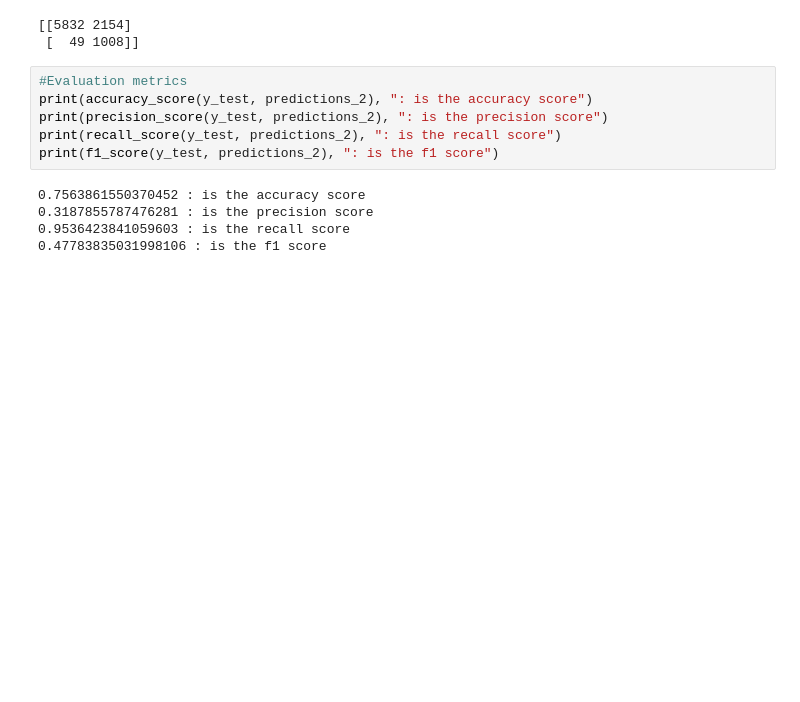
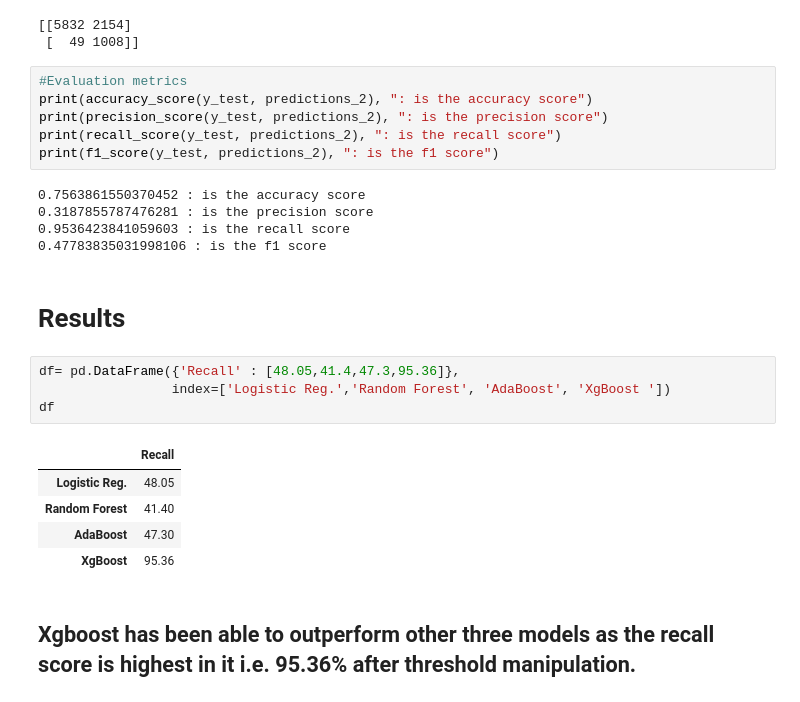
Before and after one commit to hiteshtiwari7/BANK-MARKETING-CAMPAIGN, a Jupyter notebook: BankMarketing.ipynb, the cells around one changed output. Drawn from its saved outputs; the diff is of its cells as text; blank space fills up the shorter version.

```diff
--- a/BankMarketing.ipynb
+++ b/BankMarketing.ipynb
@@ -626,3 +772,17 @@ print(f1_score(y_test, predictions_2), ": is the f1 score")
 0.3187855787476281 : is the precision score
 0.9536423841059603 : is the recall score
 0.47783835031998106 : is the f1 score
+# %% [markdown]
+# Results
+# %%
+df= pd.DataFrame({'Recall' : [48.05,41.4,47.3,95.36]},
+                 index=['Logistic Reg.','Random Forest', 'AdaBoost', 'XgBoost '])
+df
+# %% [output]
+|  | Recall |
+| Logistic Reg. | 48.05 |
+| Random Forest | 41.40 |
+| AdaBoost | 47.30 |
+| XgBoost | 95.36 |
+# %% [markdown]
+## **Xgboost has been able to outperform other three models as the recall score is highest in it i.e. 95.36% after threshold manipulation.**
```
Also changed, not shown: parts of 23 cells of this notebook.
